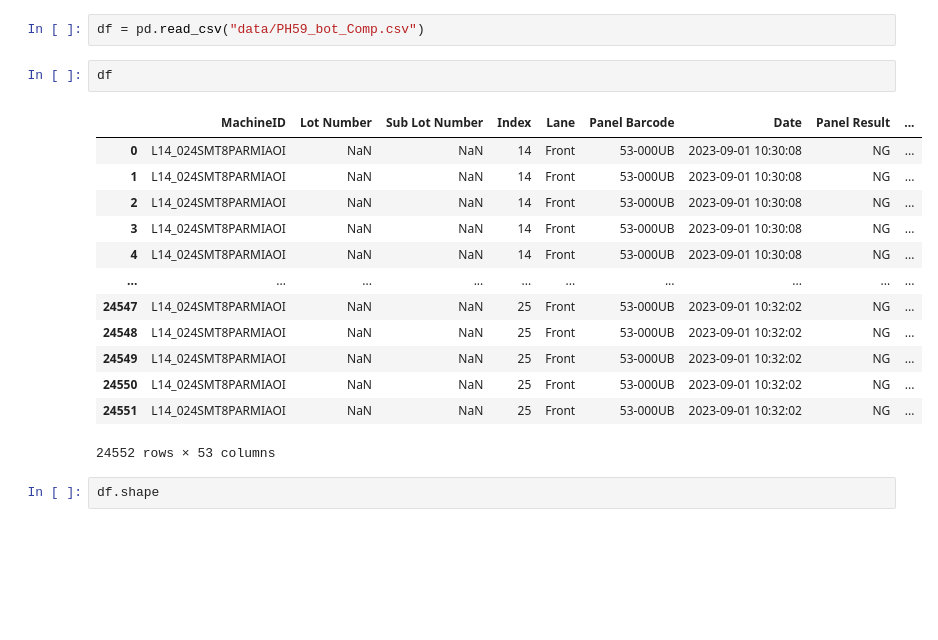
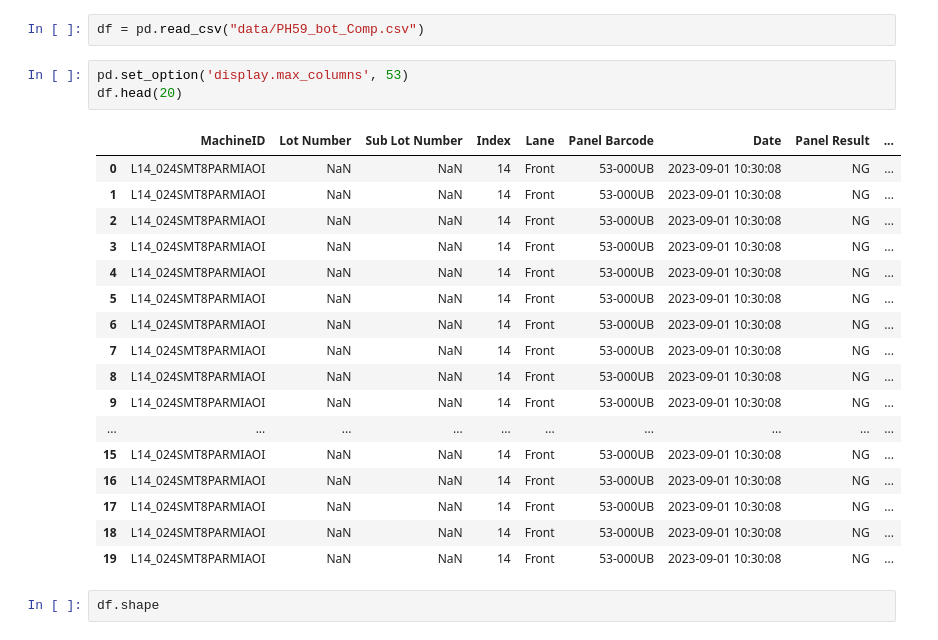
Before and after one commit to serhiintus/MSA_project, a Jupyter notebook: MSA_project.ipynb, the cells around one changed output. Drawn from its saved outputs; the diff is of its cells as text; blank space fills up the shorter version.

```diff
--- a/MSA_project.ipynb
+++ b/MSA_project.ipynb
@@ -3,21 +3,26 @@ import pandas as pd
 # %%
 df = pd.read_csv("data/PH59_bot_Comp.csv")
 # %%
-df
+pd.set_option('display.max_columns', 53)
+df.head(20)
 # %% [output]
 |  | MachineID | Lot Number | Sub Lot Number | Index | Lane | Panel Barcode | Date | Panel Result | ... |
 | 0 | L14_024SMT8PARMIAOI | NaN | NaN | 14 | Front | 53-000UB | 2023-09-01 10:30:08 | NG | ... |
 | 1 | L14_024SMT8PARMIAOI | NaN | NaN | 14 | Front | 53-000UB | 2023-09-01 10:30:08 | NG | ... |
 | 2 | L14_024SMT8PARMIAOI | NaN | NaN | 14 | Front | 53-000UB | 2023-09-01 10:30:08 | NG | ... |
 | 3 | L14_024SMT8PARMIAOI | NaN | NaN | 14 | Front | 53-000UB | 2023-09-01 10:30:08 | NG | ... |
 | 4 | L14_024SMT8PARMIAOI | NaN | NaN | 14 | Front | 53-000UB | 2023-09-01 10:30:08 | NG | ... |
+| 5 | L14_024SMT8PARMIAOI | NaN | NaN | 14 | Front | 53-000UB | 2023-09-01 10:30:08 | NG | ... |
+| 6 | L14_024SMT8PARMIAOI | NaN | NaN | 14 | Front | 53-000UB | 2023-09-01 10:30:08 | NG | ... |
+| 7 | L14_024SMT8PARMIAOI | NaN | NaN | 14 | Front | 53-000UB | 2023-09-01 10:30:08 | NG | ... |
+| 8 | L14_024SMT8PARMIAOI | NaN | NaN | 14 | Front | 53-000UB | 2023-09-01 10:30:08 | NG | ... |
+| 9 | L14_024SMT8PARMIAOI | NaN | NaN | 14 | Front | 53-000UB | 2023-09-01 10:30:08 | NG | ... |
 | ... | ... | ... | ... | ... | ... | ... | ... | ... | ... |
-| 24547 | L14_024SMT8PARMIAOI | NaN | NaN | 25 | Front | 53-000UB | 2023-09-01 10:32:02 | NG | ... |
-| 24548 | L14_024SMT8PARMIAOI | NaN | NaN | 25 | Front | 53-000UB | 2023-09-01 10:32:02 | NG | ... |
-| 24549 | L14_024SMT8PARMIAOI | NaN | NaN | 25 | Front | 53-000UB | 2023-09-01 10:32:02 | NG | ... |
-| 24550 | L14_024SMT8PARMIAOI | NaN | NaN | 25 | Front | 53-000UB | 2023-09-01 10:32:02 | NG | ... |
-| 24551 | L14_024SMT8PARMIAOI | NaN | NaN | 25 | Front | 53-000UB | 2023-09-01 10:32:02 | NG | ... |
+| 15 | L14_024SMT8PARMIAOI | NaN | NaN | 14 | Front | 53-000UB | 2023-09-01 10:30:08 | NG | ... |
+| 16 | L14_024SMT8PARMIAOI | NaN | NaN | 14 | Front | 53-000UB | 2023-09-01 10:30:08 | NG | ... |
+| 17 | L14_024SMT8PARMIAOI | NaN | NaN | 14 | Front | 53-000UB | 2023-09-01 10:30:08 | NG | ... |
+| 18 | L14_024SMT8PARMIAOI | NaN | NaN | 14 | Front | 53-000UB | 2023-09-01 10:30:08 | NG | ... |
+| 19 | L14_024SMT8PARMIAOI | NaN | NaN | 14 | Front | 53-000UB | 2023-09-01 10:30:08 | NG | ... |
-24552 rows × 53 columns
 # %%
 df.shape
 # %% [output]
```
Also changed, not shown: parts of 16 cells of this notebook, 1 other file.
